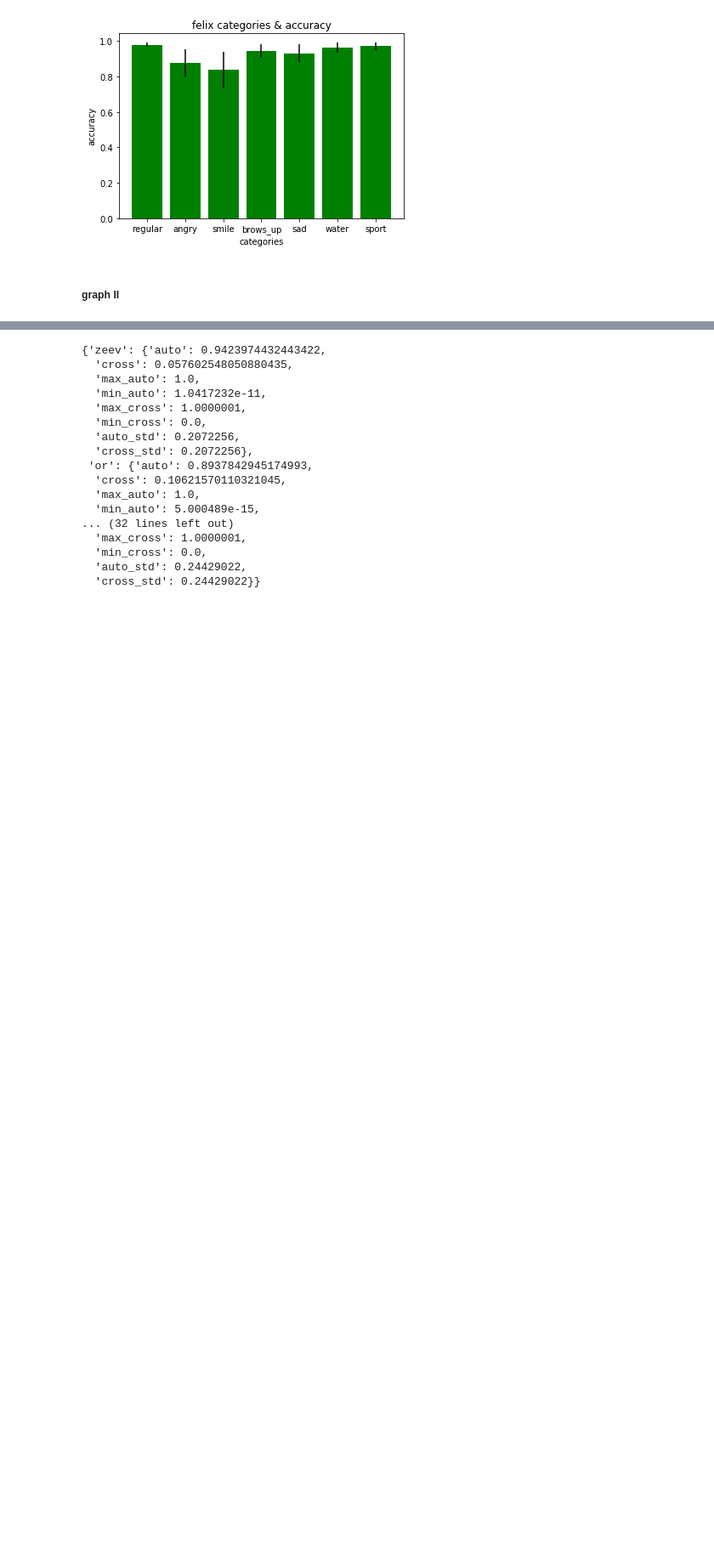
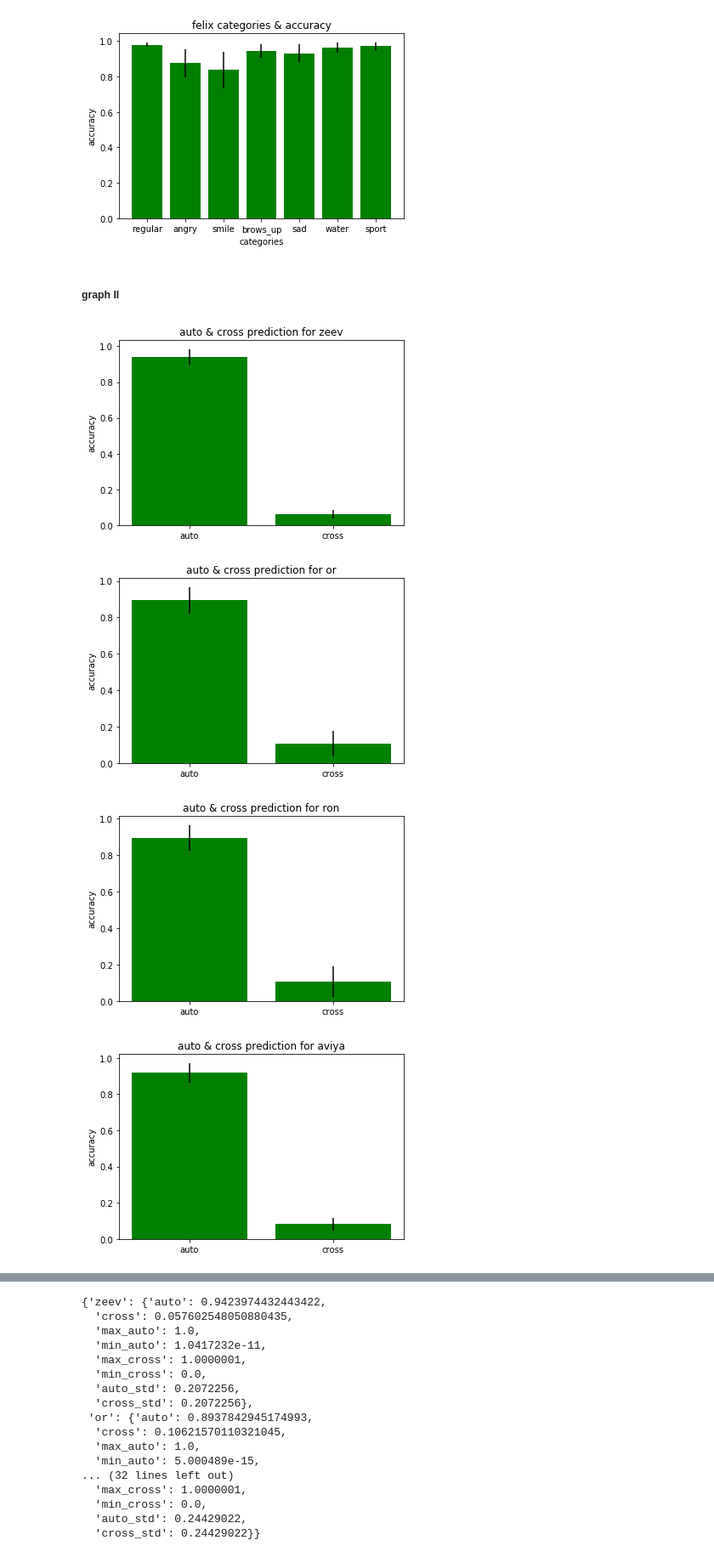
Before and after one commit to zeevikal/speckles-classification, a Jupyter notebook: notebooks/visualisation.ipynb, the cells around one changed output, grey strips where cells are left out. Shown at 85% size. Saved outputs shown, nothing was run; the diff lists cells and outputs as text; code cells hidden in the pictures; blank space fills up the shorter version.

Commit message:
fix variance in 2nd graph

```diff
--- a/notebooks/visualisation.ipynb
+++ b/notebooks/visualisation.ipynb
@@ -178,3 +178,37 @@ for i, l in enumerate(labels):
 [figure]
 # %% [markdown]
 ##### graph II
+# %%
+for i, l in enumerate(labels):
+
+    auto_var_list = []
+    cross_var_list = []
+
+    auto = 0
+    cross = 0
+
+    l_len = 0
+
+    for vc in VID_CAT:
+        for p in dd[l][vc]['predicted']:
+            auto += p[i]
+            l_len += 1
+            for idx, score in enumerate(p):
+                if idx is not i:
+                    cross += p[idx]
+            auto_var_list.append(p[i])
+            cross_var_list.append(np.mean(cross / len(dd[l][vc]['predicted'])))
+
+    x_pos = [0, 1]
+    total_corr = [(auto / l_len), (cross / l_len)]
+    total_var = [(np.var(auto_var_list)), (np.var(cross_var_list))]
+    plt.bar(x_pos, total_corr, color='green', yerr=total_var)
+    plt.ylabel("accuracy")
+    plt.title("auto & cross prediction for {0}".format(l))
+    plt.xticks(x_pos, ['auto', 'cross'])
+    plt.show()
+# %% [output]
+[figure, added]
+[figure, added]
+[figure, added]
+[figure, added]
```
Also changed, not shown: parts of 2 cells of this notebook.
